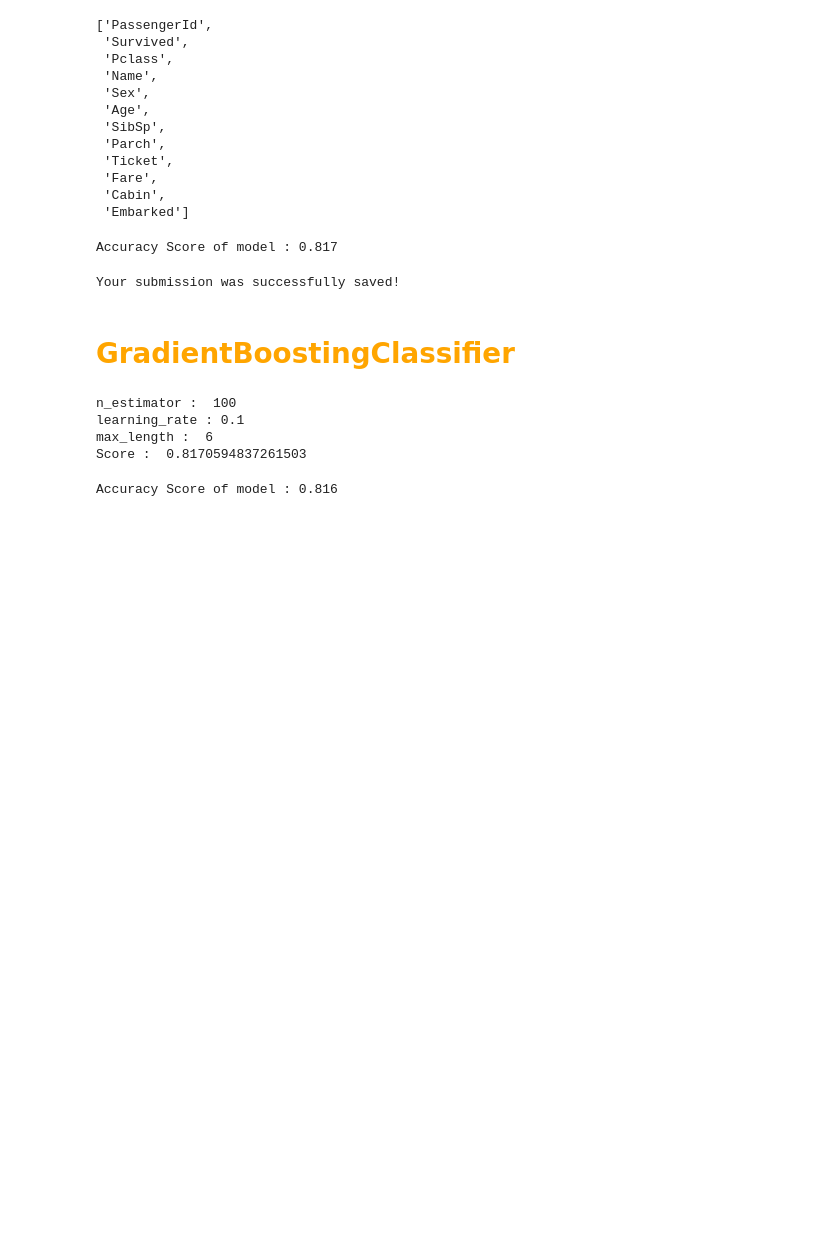
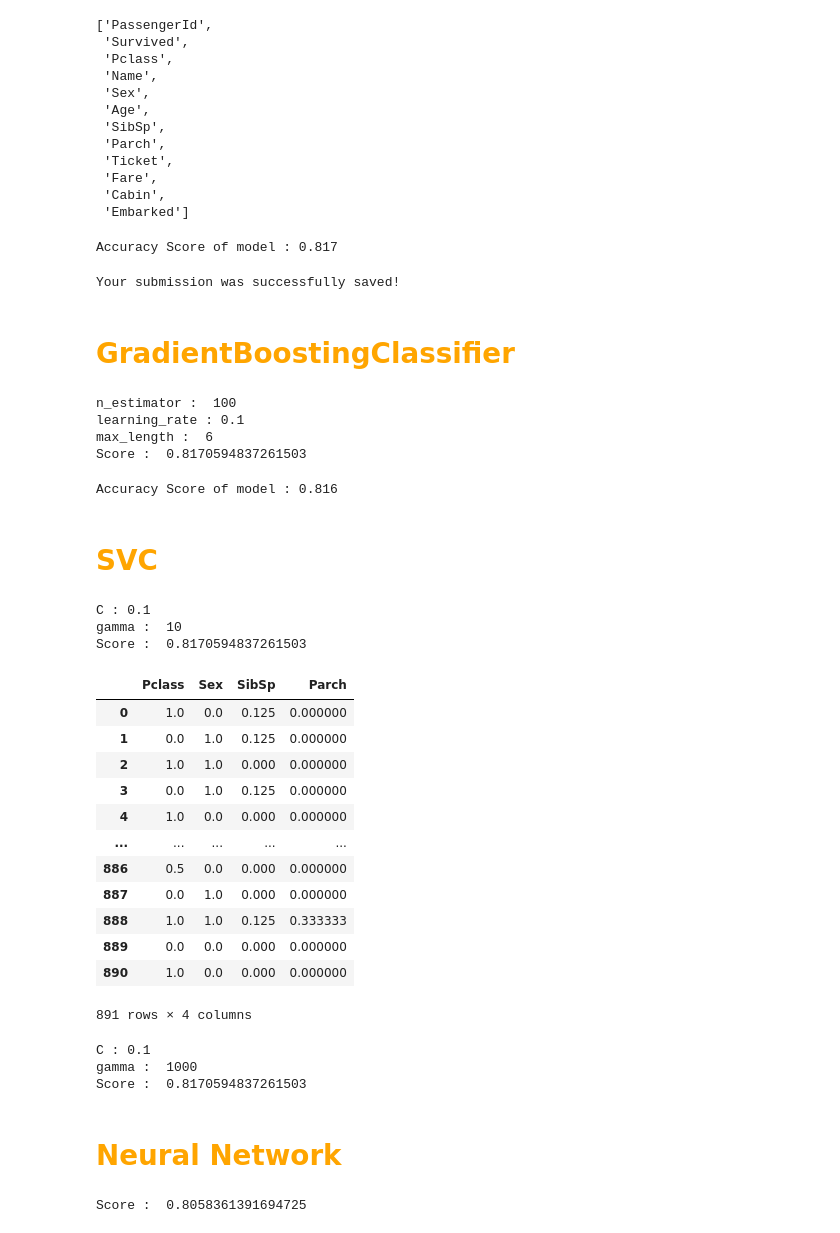
Before and after one commit to NimaPourmoradi/Titanic_KaggleCompettition, a Jupyter notebook: Titanic_KaggleCompettition.ipynb, the cells around one changed output. Saved outputs shown, nothing was run; the diff lists cells and outputs as text; code cells hidden in the pictures; blank space fills up the shorter version.

Commit message:
more models
+ SVC
   - Normalized data
+ Neural Network

```diff
--- a/Titanic_KaggleCompettition.ipynb
+++ b/Titanic_KaggleCompettition.ipynb
@@ -269,3 +270,5 @@ gb = GradientBoostingClassifier(n_estimators=100, learning_rate=0.1).fit(X_train
 print('Accuracy Score of model : {:.3f}'.format(gb.score(X_train, y_train)))
 # %% [output]
 Accuracy Score of model : 0.816
+# %% [markdown]
+# <font color='Orange'> SVC
@@ -271,0 +277,22 @@ Accuracy Score of model : 0.816
+# %%
+best_c = 0
+best_g = 0
+best_score = 0
+
+for c in [0.001, 0.01, 0.1, 1, 10, 100, 1000] :
+    for g in [0.01, 0.1, 1, 10, 100, 1000] :
+        svc = SVC(C=c, gamma=g).fit(X_train, y_train)
+        score = svc.score(X_train, y_train)
+        if score > best_score :
+            best_score = score
+            best_c = c
+            best_g = g
+
+
+print('C :', best_c)
+print('gamma : ', best_g)
+print('Score : ', best_score)
+# %% [output]
+C : 0.1
+gamma :  10
+Score :  0.8170594837261503
@@ -271,0 +301,42 @@ Accuracy Score of model : 0.816
+# %%
+scaler = MinMaxScaler().fit_transform(X_train)
+scaler_df = pd.DataFrame(scaler, columns=X_train.columns)
+scaler_df
+# %% [output]
+|  | Pclass | Sex | SibSp | Parch |
+| 0 | 1.0 | 0.0 | 0.125 | 0.000000 |
+| 1 | 0.0 | 1.0 | 0.125 | 0.000000 |
+| 2 | 1.0 | 1.0 | 0.000 | 0.000000 |
+| 3 | 0.0 | 1.0 | 0.125 | 0.000000 |
+| 4 | 1.0 | 0.0 | 0.000 | 0.000000 |
+| ... | ... | ... | ... | ... |
+| 886 | 0.5 | 0.0 | 0.000 | 0.000000 |
+| 887 | 0.0 | 1.0 | 0.000 | 0.000000 |
+| 888 | 1.0 | 1.0 | 0.125 | 0.333333 |
+| 889 | 0.0 | 0.0 | 0.000 | 0.000000 |
+| 890 | 1.0 | 0.0 | 0.000 | 0.000000 |
+891 rows × 4 columns
+# %%
+best_c = 0
+best_g = 0
+best_score = 0
+
+for c in [0.001, 0.01, 0.1, 1, 10, 100, 1000] :
+    for g in [0.01, 0.1, 1, 10, 100, 1000] :
+        svc = SVC(C=c, gamma=g).fit(scaler_df, y_train)
+        score = svc.score(scaler_df, y_train)
+        if score > best_score :
+            best_score = score
+            best_c = c
+            best_g = g
+
+
+print('C :', best_c)
+print('gamma : ', best_g)
+print('Score : ', best_score)
+# %% [output]
+C : 0.1
+gamma :  1000
+Score :  0.8170594837261503
+# %% [markdown]
+# <font color='Orange'> Neural Network
@@ -271,0 +345,6 @@ Accuracy Score of model : 0.816
+# %%
+mlp = MLPClassifier()
+mlp.fit(X_train, y_train)
+print('Score : ', mlp.score(X_train, y_train))
+# %% [output]
+Score :  0.8058361391694725
```
Also changed, not shown: parts of 5 cells of this notebook.
